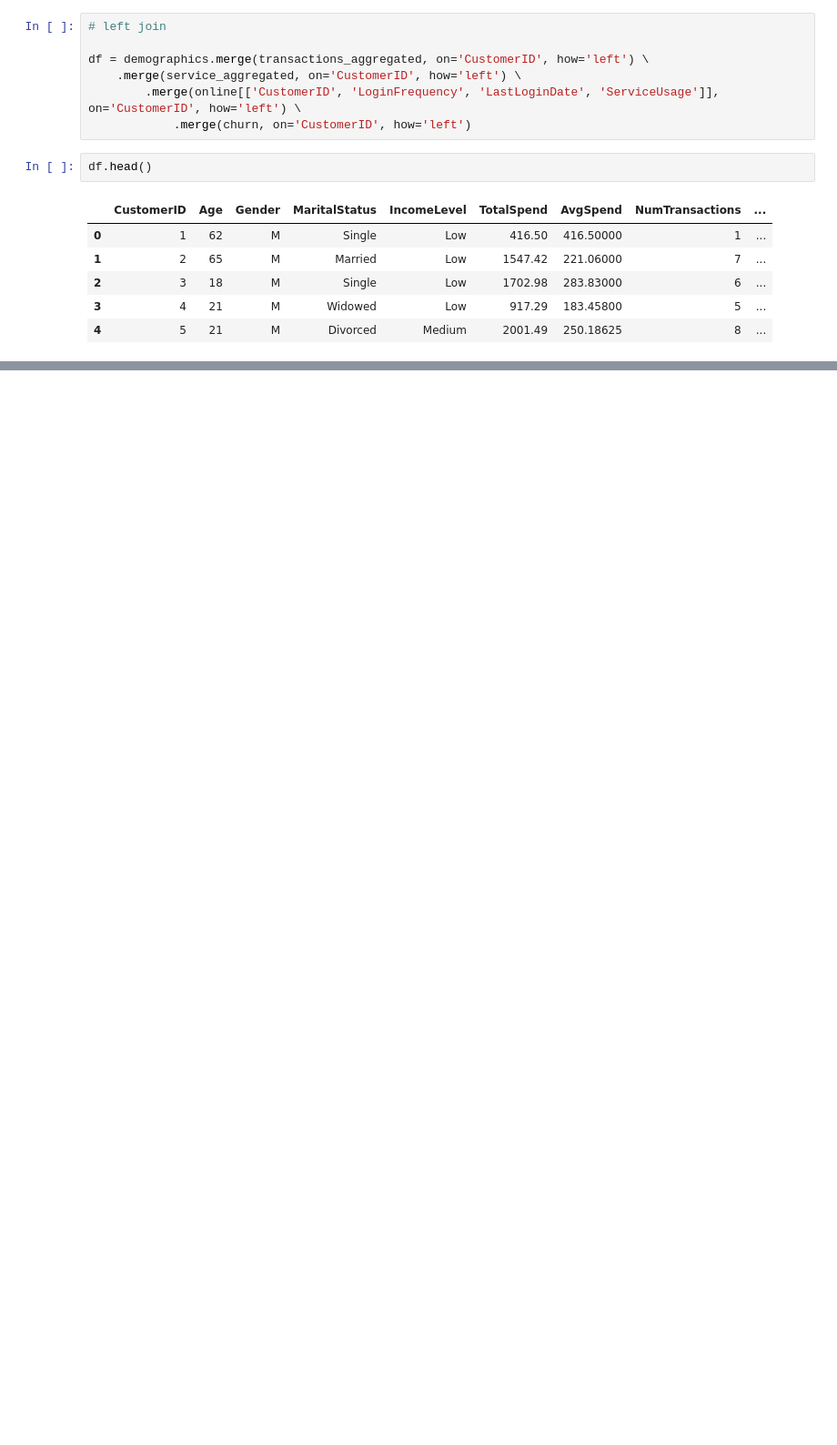
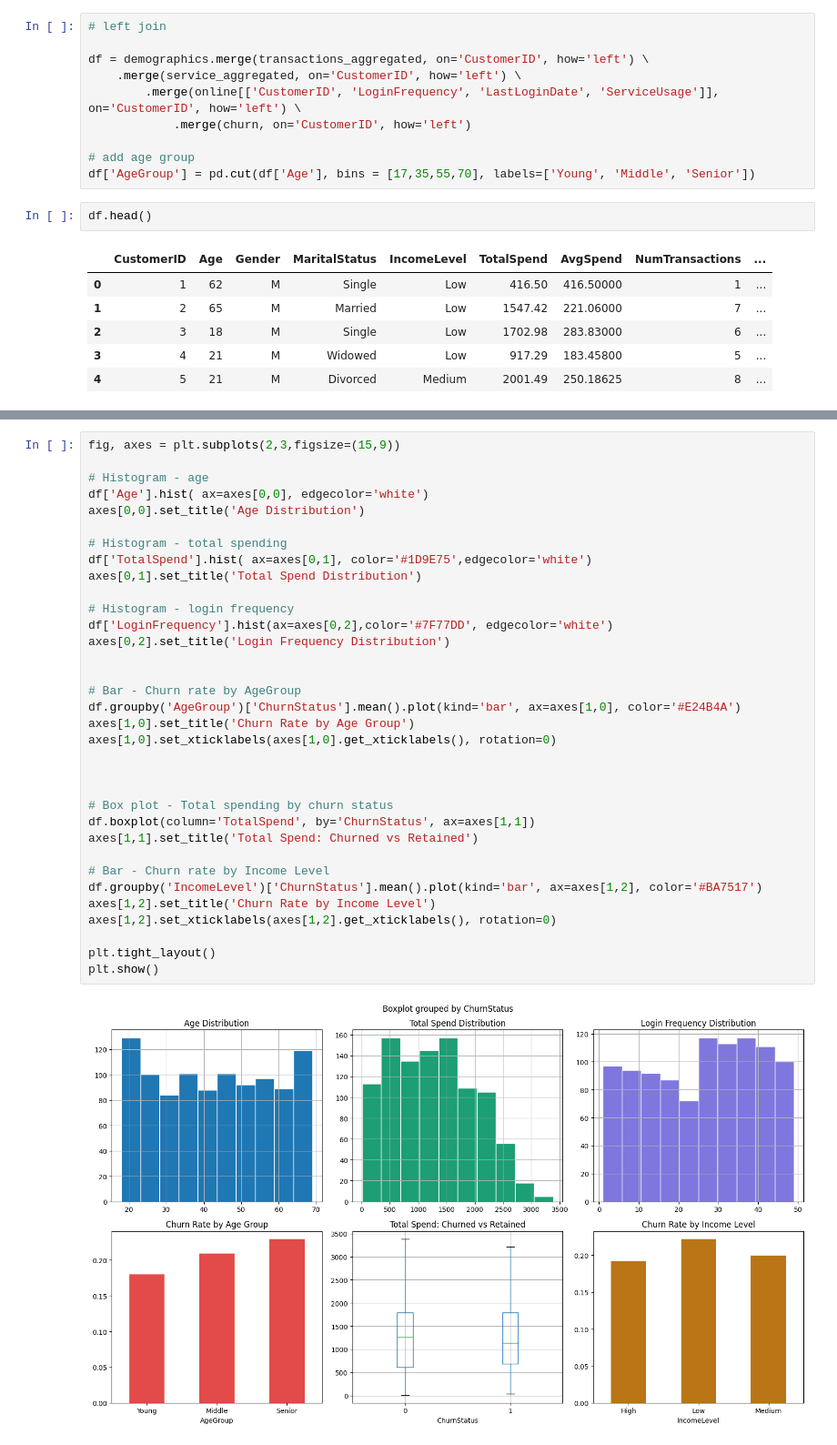
Before and after one commit to BagelSamurai/Lloyds-Banking-Group-Data-Science-and-Analytics-Virtual-Experience, a Jupyter notebook: notebooks/eda.ipynb, the cells around one changed output, grey strips where cells are left out. Shown at 91% size. Drawn from its saved outputs; the diff is of its cells as text; blank space fills up the shorter version.

```diff
--- a/notebooks/eda.ipynb
+++ b/notebooks/eda.ipynb
@@ -218,6 +218,9 @@ df = demographics.merge(transactions_aggregated, on='CustomerID', how='left') \
     .merge(service_aggregated, on='CustomerID', how='left') \
         .merge(online[['CustomerID', 'LoginFrequency', 'LastLoginDate', 'ServiceUsage']], on='CustomerID', how='left') \
             .merge(churn, on='CustomerID', how='left')
+
+# add age group
+df['AgeGroup'] = pd.cut(df['Age'], bins = [17,35,55,70], labels=['Young', 'Middle', 'Senior'])
 # %%
 df.head()
 # %% [output]
@@ -256,0 +294,36 @@ dtype: bool
+# %%
+fig, axes = plt.subplots(2,3,figsize=(15,9))
+
+# Histogram - age
+df['Age'].hist( ax=axes[0,0], edgecolor='white')
+axes[0,0].set_title('Age Distribution')
+
+# Histogram - total spending
+df['TotalSpend'].hist( ax=axes[0,1], color='#1D9E75',edgecolor='white')
+axes[0,1].set_title('Total Spend Distribution')
+
+# Histogram - login frequency
+df['LoginFrequency'].hist(ax=axes[0,2],color='#7F77DD', edgecolor='white')
+axes[0,2].set_title('Login Frequency Distribution')
+
+
+# Bar - Churn rate by AgeGroup
+df.groupby('AgeGroup')['ChurnStatus'].mean().plot(kind='bar', ax=axes[1,0], color='#E24B4A')
+axes[1,0].set_title('Churn Rate by Age Group')
+axes[1,0].set_xticklabels(axes[1,0].get_xticklabels(), rotation=0)
+
+
+
+# Box plot - Total spending by churn status
+df.boxplot(column='TotalSpend', by='ChurnStatus', ax=axes[1,1])
+axes[1,1].set_title('Total Spend: Churned vs Retained')
+
+# Bar - Churn rate by Income Level
+df.groupby('IncomeLevel')['ChurnStatus'].mean().plot(kind='bar', ax=axes[1,2], color='#BA7517')
+axes[1,2].set_title('Churn Rate by Income Level')
+axes[1,2].set_xticklabels(axes[1,2].get_xticklabels(), rotation=0)
+
+plt.tight_layout()
+plt.show()
+# %% [output]
+[figure, added]
```
Also changed, not shown: parts of 21 cells of this notebook.
